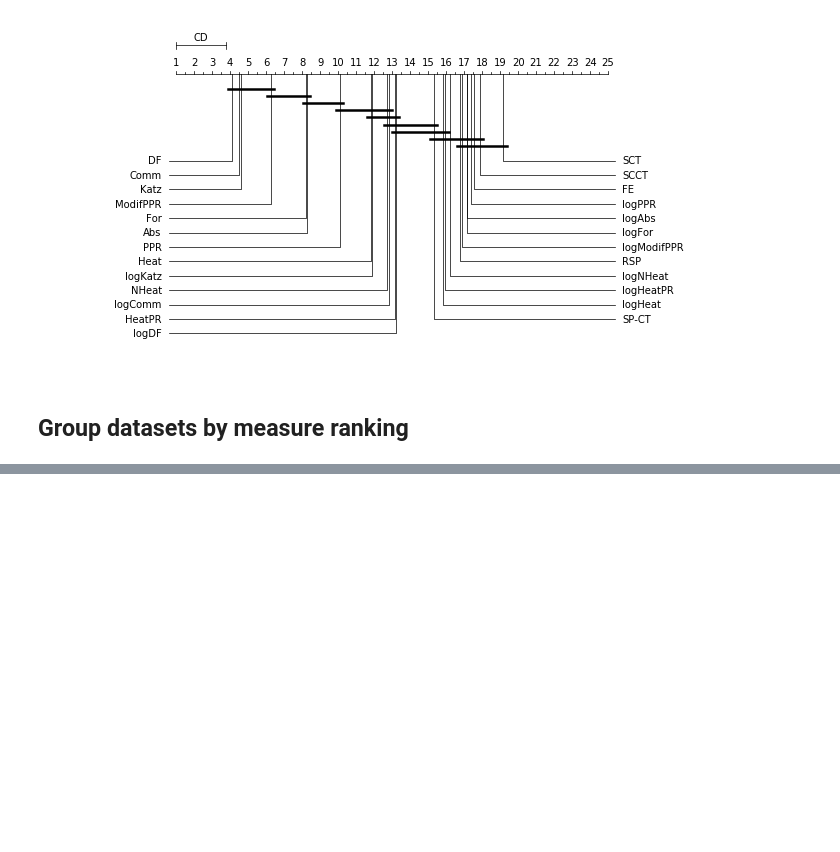
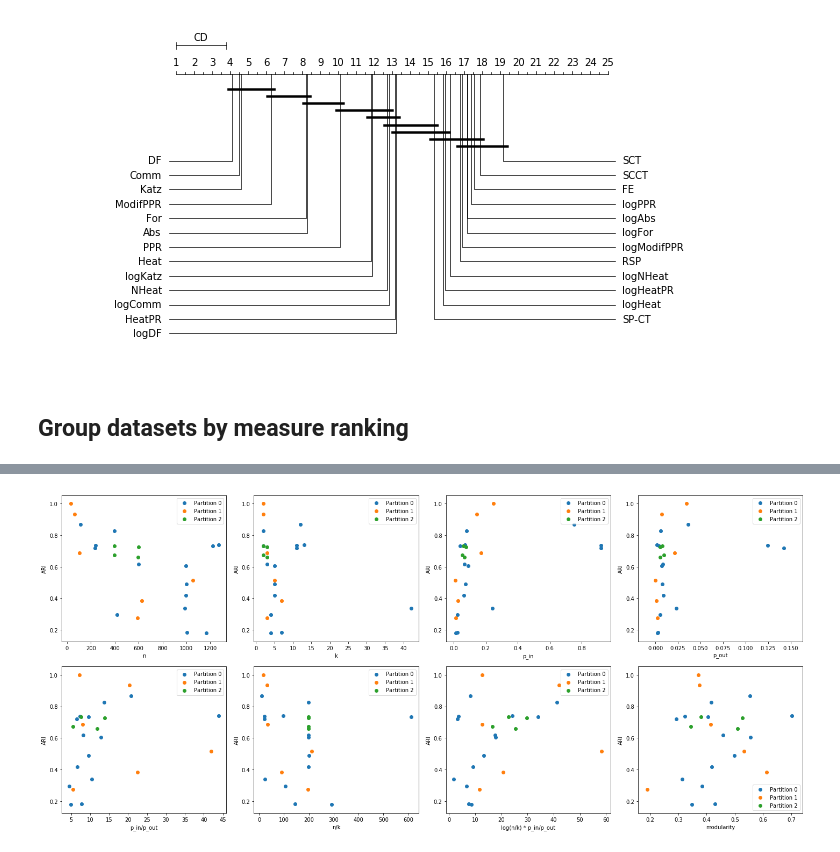
Before and after one commit to vlivashkin/pygkernels-experiments, a Jupyter notebook: experiments/init/analyze_results_datasets.ipynb, the cells around one changed output, grey strips where cells are left out. Saved outputs shown, nothing was run; the diff lists cells and outputs as text; code cells hidden in the pictures; blank space fills up the shorter version.

```diff
--- a/experiments/init/analyze_results_datasets.ipynb
+++ b/experiments/init/analyze_results_datasets.ipynb
@@ -318,3 +230,61 @@ plt.legend()
+# %%
+def extract_feature(dataset_name, feature):
+    (A, partition), info = actual_graphs[dataset_name]
+    n, k, p_in, p_out = info['n'], info['k'], info['p_in'], info['p_out']
+    if feature == 'n':
+        return n
+    elif feature == 'k':
+        return k
+    elif feature == 'p_in':
+        return p_in
+    elif feature == 'p_out':
+        return p_out
+    elif feature == 'p_in/p_out':
+        return p_in / p_out
+    elif feature == 'n/k':
+        return n / k
+    elif feature == 'n/k * p_in/p_out':
+        return (n / k) * (p_in / p_out)
+    elif feature == 'log(n/k) * p_in/p_out':
+        return np.log(n) / k * (p_in / p_out)
+    elif feature == 'sbm_neighbour_score':
+        return sbm_neighbour_score(int(n), int(k), p_in, p_out)
+    elif feature == 'graph_neighbour_score':
+        return graph_neighbour_score(A, partition)
+    elif feature == 'graph_neighbour_score_noweight':
+        return graph_neighbour_score(A, partition, weighting=None)
+
+# draw ari-modularity dependency
+fig, ax = plt.subplots(2, 4, figsize=(20, 9))
+ax = np.ravel(ax)
+
+for idx, feature in enumerate(['n', 'k', 'p_in', 'p_out', 'p_in/p_out', 'n/k', 'log(n/k) * p_in/p_out']):
+    for class_idx in range(n_clusters):
+        datasetss = datasets_partition[class_idx]
+        x, y = [], []
+        for dataset in datasetss:
+            x.append(extract_feature(dataset, feature))
+            y.append(dataset_meanari[dataset])
+        sc = ax[idx].scatter(x, y, label=f'Partition {class_idx}')
+    ax[idx].set_xlabel(feature)
+    ax[idx].set_ylabel('ARI')
+    ax[idx].legend(loc=1)
+
+idx = 7
+for class_idx in range(n_clusters):
+    datasetss = datasets_partition[class_idx]
+    x, y = [], []
+    for dataset in datasetss:
+        x.append(dataset_modularity[dataset])
+        y.append(dataset_meanari[dataset])
+    ax[idx].scatter(x, y, label=f'Partition {class_idx}')
+ax[idx].set_xlabel('modularity')
+ax[idx].set_ylabel('ARI')
+ax[idx].legend(loc=4)
+
+plt.tight_layout()
+# %% [output]
+[figure, added]
 # %%
 for group_idx, datasets_group in enumerate(datasets_partition):
     results_filtered = {k: v for k, v in results.items() if k[0] in datasets_group}
```
Also changed, not shown: parts of 8 cells of this notebook, 7 other files.
